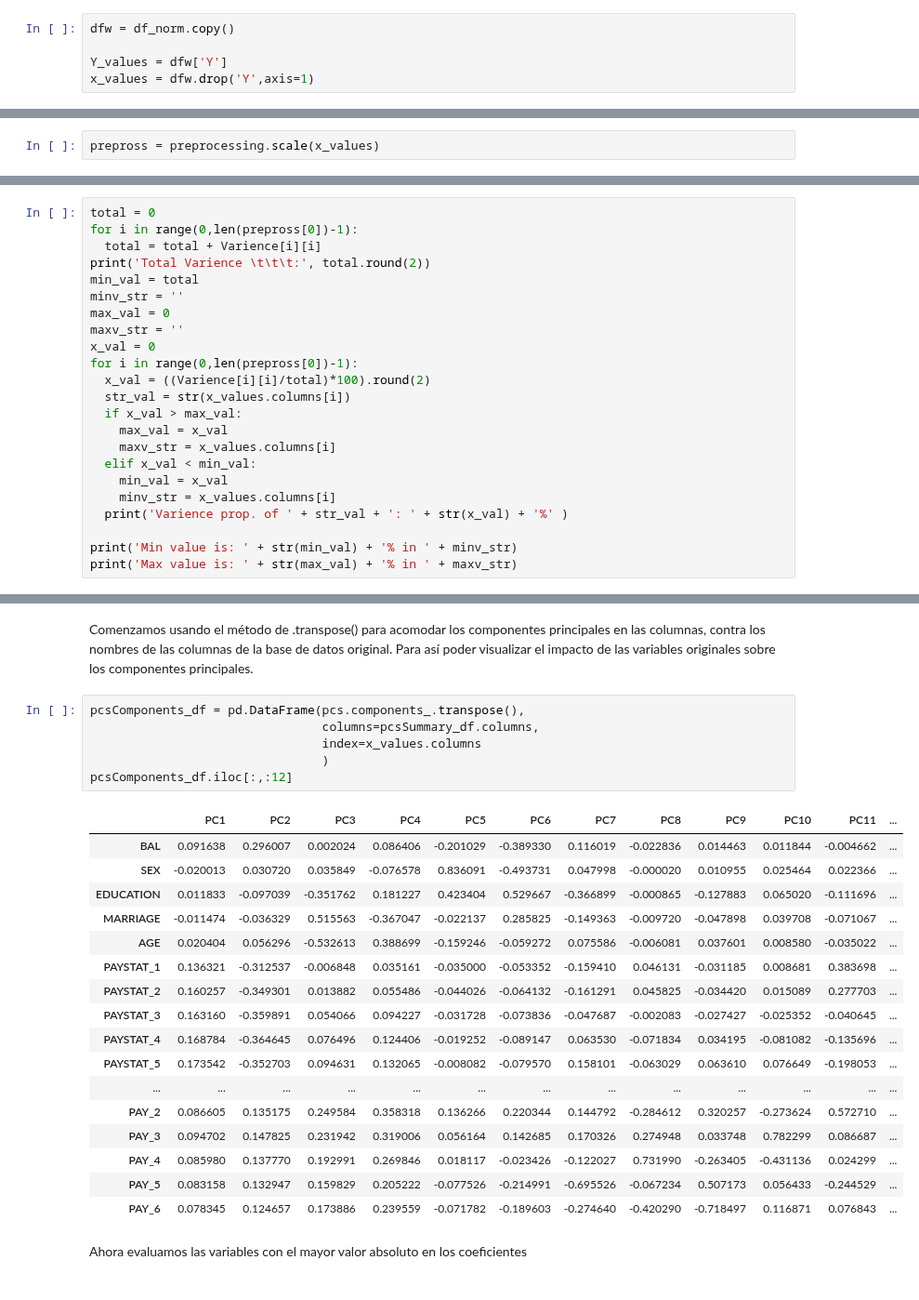
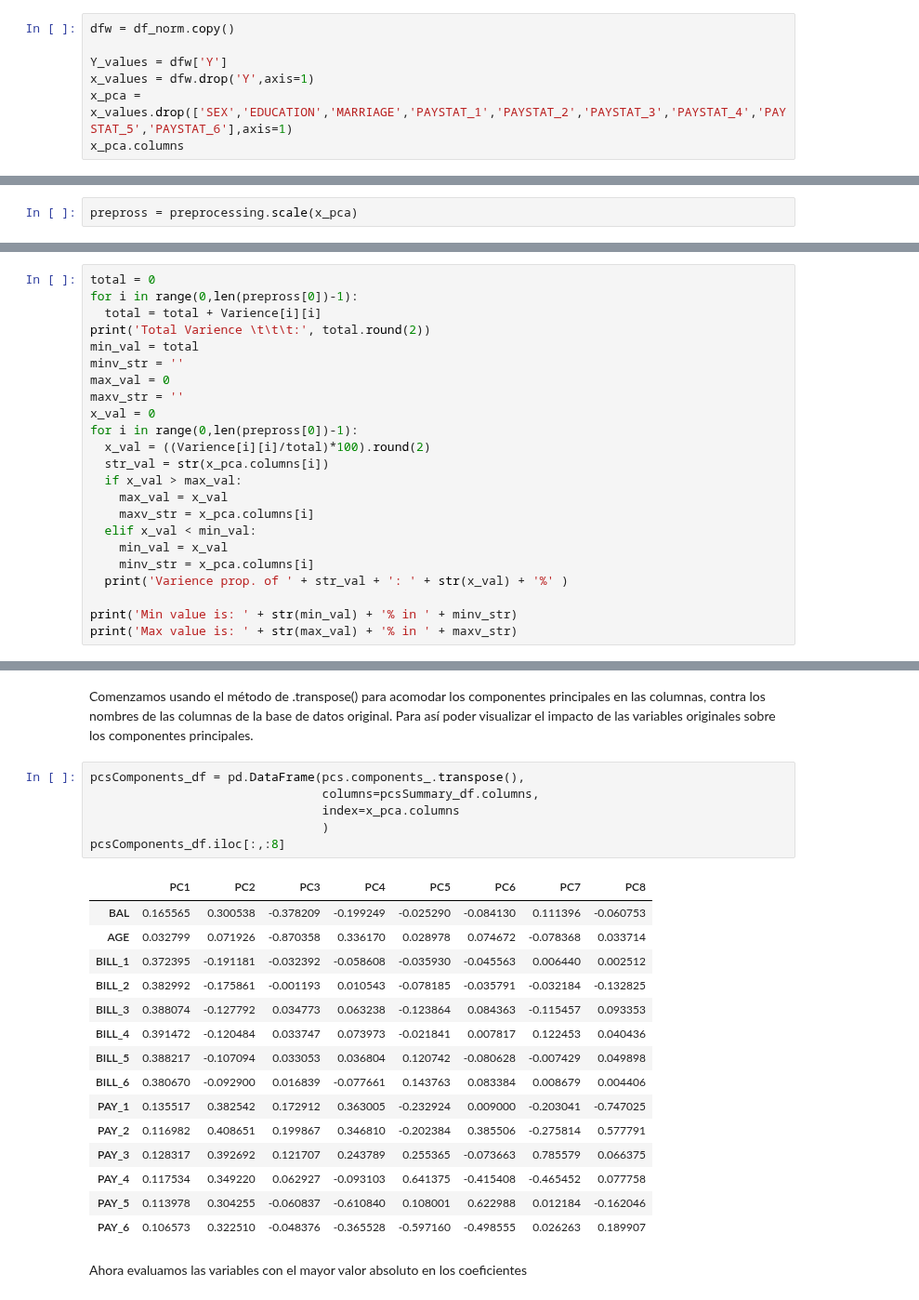
Before and after one commit to PosgradoMNA/actividades-del-projecto-equipo-52, a Jupyter notebook: Actividad Semanal -- 4.ipynb, the cells around one changed output, grey strips where cells are left out. Shown at 93% size. Drawn from its saved outputs; the diff is of its cells as text.

```diff
--- a/Actividad Semanal -- 4.ipynb
+++ b/Actividad Semanal -- 4.ipynb
@@ -76,3 +76,5 @@ dfw = df_norm.copy()
 
 Y_values = dfw['Y']
 x_values = dfw.drop('Y',axis=1)
+x_pca = x_values.drop(['SEX','EDUCATION','MARRIAGE','PAYSTAT_1','PAYSTAT_2','PAYSTAT_3','PAYSTAT_4','PAYSTAT_5','PAYSTAT_6'],axis=1)
+x_pca.columns
@@ -79,7 +85,7 @@ x_values = dfw.drop('Y',axis=1)
 # %% [markdown]
 Primero utilizamos el método de preprocessing de "scale" para tener todas las columnas en una misma escala
 # %%
-prepross = preprocessing.scale(x_values)
+prepross = preprocessing.scale(x_pca)
 # %% [markdown]
 Seguido evaluamos la proporción de la variancia de cada variable:
 # %%
@@ -111,13 +117,13 @@ maxv_str = ''
 x_val = 0
 for i in range(0,len(prepross[0])-1):
   x_val = ((Varience[i][i]/total)*100).round(2)
-  str_val = str(x_values.columns[i])
+  str_val = str(x_pca.columns[i])
   if x_val > max_val:
     max_val = x_val
-    maxv_str = x_values.columns[i]
+    maxv_str = x_pca.columns[i]
   elif x_val < min_val:
     min_val = x_val
-    minv_str = x_values.columns[i]
+    minv_str = x_pca.columns[i]
   print('Varience prop. of ' + str_val + ': ' + str(x_val) + '%' )
 
 print('Min value is: ' + str(min_val) + '% in ' + minv_str)
@@ -224,27 +229,25 @@ Comenzamos usando el método de .transpose() para acomodar los componentes princ
 # %%
 pcsComponents_df = pd.DataFrame(pcs.components_.transpose(),
                                 columns=pcsSummary_df.columns,
-                                index=x_values.columns
+                                index=x_pca.columns
                                 )
-pcsComponents_df.iloc[:,:12]
+pcsComponents_df.iloc[:,:8]
 # %% [output]
-|  | PC1 | PC2 | PC3 | PC4 | PC5 | PC6 | PC7 | PC8 | PC9 | PC10 | PC11 | ... |
-| BAL | 0.091638 | 0.296007 | 0.002024 | 0.086406 | -0.201029 | -0.389330 | 0.116019 | -0.022836 | 0.014463 | 0.011844 | -0.004662 | ... |
-| SEX | -0.020013 | 0.030720 | 0.035849 | -0.076578 | 0.836091 | -0.493731 | 0.047998 | -0.000020 | 0.010955 | 0.025464 | 0.022366 | ... |
-| EDUCATION | 0.011833 | -0.097039 | -0.351762 | 0.181227 | 0.423404 | 0.529667 | -0.366899 | -0.000865 | -0.127883 | 0.065020 | -0.111696 | ... |
-| MARRIAGE | -0.011474 | -0.036329 | 0.515563 | -0.367047 | -0.022137 | 0.285825 | -0.149363 | -0.009720 | -0.047898 | 0.039708 | -0.071067 | ... |
-| AGE | 0.020404 | 0.056296 | -0.532613 | 0.388699 | -0.159246 | -0.059272 | 0.075586 | -0.006081 | 0.037601 | 0.008580 | -0.035022 | ... |
-| PAYSTAT_1 | 0.136321 | -0.312537 | -0.006848 | 0.035161 | -0.035000 | -0.053352 | -0.159410 | 0.046131 | -0.031185 | 0.008681 | 0.383698 | ... |
-| PAYSTAT_2 | 0.160257 | -0.349301 | 0.013882 | 0.055486 | -0.044026 | -0.064132 | -0.161291 | 0.045825 | -0.034420 | 0.015089 | 0.277703 | ... |
-| PAYSTAT_3 | 0.163160 | -0.359891 | 0.054066 | 0.094227 | -0.031728 | -0.073836 | -0.047687 | -0.002083 | -0.027427 | -0.025352 | -0.040645 | ... |
-| PAYSTAT_4 | 0.168784 | -0.364645 | 0.076496 | 0.124406 | -0.019252 | -0.089147 | 0.063530 | -0.071834 | 0.034195 | -0.081082 | -0.135696 | ... |
-| PAYSTAT_5 | 0.173542 | -0.352703 | 0.094631 | 0.132065 | -0.008082 | -0.079570 | 0.158101 | -0.063029 | 0.063610 | 0.076649 | -0.198053 | ... |
-| ... | ... | ... | ... | ... | ... | ... | ... | ... | ... | ... | ... | ... |
-| PAY_2 | 0.086605 | 0.135175 | 0.249584 | 0.358318 | 0.136266 | 0.220344 | 0.144792 | -0.284612 | 0.320257 | -0.273624 | 0.572710 | ... |
-| PAY_3 | 0.094702 | 0.147825 | 0.231942 | 0.319006 | 0.056164 | 0.142685 | 0.170326 | 0.274948 | 0.033748 | 0.782299 | 0.086687 | ... |
-| PAY_4 | 0.085980 | 0.137770 | 0.192991 | 0.269846 | 0.018117 | -0.023426 | -0.122027 | 0.731990 | -0.263405 | -0.431136 | 0.024299 | ... |
-| PAY_5 | 0.083158 | 0.132947 | 0.159829 | 0.205222 | -0.077526 | -0.214991 | -0.695526 | -0.067234 | 0.507173 | 0.056433 | -0.244529 | ... |
-| PAY_6 | 0.078345 | 0.124657 | 0.173886 | 0.239559 | -0.071782 | -0.189603 | -0.274640 | -0.420290 | -0.718497 | 0.116871 | 0.076843 | ... |
+|  | PC1 | PC2 | PC3 | PC4 | PC5 | PC6 | PC7 | PC8 |
+| BAL | 0.165565 | 0.300538 | -0.378209 | -0.199249 | -0.025290 | -0.084130 | 0.111396 | -0.060753 |
+| AGE | 0.032799 | 0.071926 | -0.870358 | 0.336170 | 0.028978 | 0.074672 | -0.078368 | 0.033714 |
+| BILL_1 | 0.372395 | -0.191181 | -0.032392 | -0.058608 | -0.035930 | -0.045563 | 0.006440 | 0.002512 |
+| BILL_2 | 0.382992 | -0.175861 | -0.001193 | 0.010543 | -0.078185 | -0.035791 | -0.032184 | -0.132825 |
+| BILL_3 | 0.388074 | -0.127792 | 0.034773 | 0.063238 | -0.123864 | 0.084363 | -0.115457 | 0.093353 |
+| BILL_4 | 0.391472 | -0.120484 | 0.033747 | 0.073973 | -0.021841 | 0.007817 | 0.122453 | 0.040436 |
+| BILL_5 | 0.388217 | -0.107094 | 0.033053 | 0.036804 | 0.120742 | -0.080628 | -0.007429 | 0.049898 |
+| BILL_6 | 0.380670 | -0.092900 | 0.016839 | -0.077661 | 0.143763 | 0.083384 | 0.008679 | 0.004406 |
+| PAY_1 | 0.135517 | 0.382542 | 0.172912 | 0.363005 | -0.232924 | 0.009000 | -0.203041 | -0.747025 |
+| PAY_2 | 0.116982 | 0.408651 | 0.199867 | 0.346810 | -0.202384 | 0.385506 | -0.275814 | 0.577791 |
+| PAY_3 | 0.128317 | 0.392692 | 0.121707 | 0.243789 | 0.255365 | -0.073663 | 0.785579 | 0.066375 |
+| PAY_4 | 0.117534 | 0.349220 | 0.062927 | -0.093103 | 0.641375 | -0.415408 | -0.465452 | 0.077758 |
+| PAY_5 | 0.113978 | 0.304255 | -0.060837 | -0.610840 | 0.108001 | 0.622988 | 0.012184 | -0.162046 |
+| PAY_6 | 0.106573 | 0.322510 | -0.048376 | -0.365528 | -0.597160 | -0.498555 | 0.026263 | 0.189907 |
 # %% [markdown]
 Ahora evaluamos las variables con el mayor valor absoluto en los coeficientes
 # %%
```
Also changed, not shown: parts of 18 cells of this notebook.
